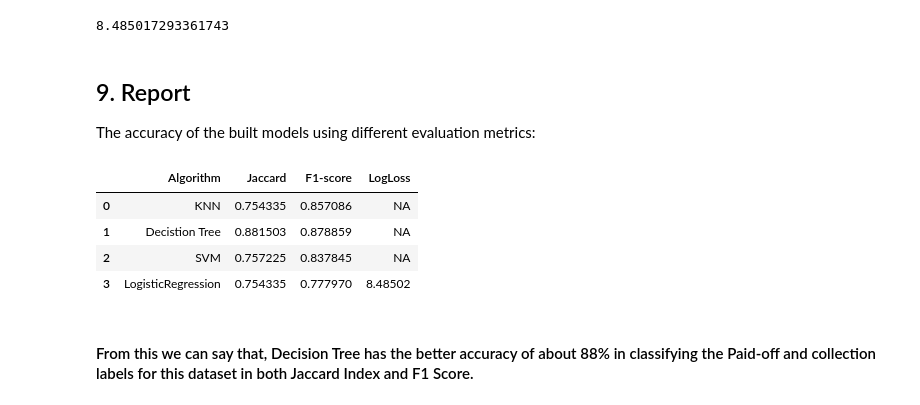
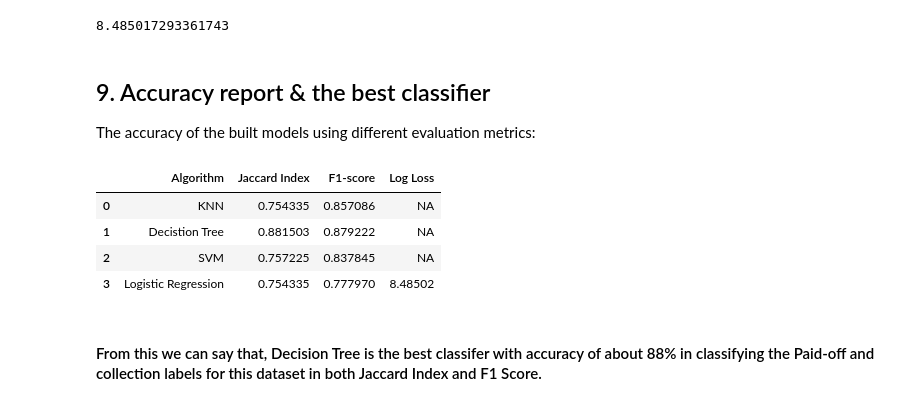
Before and after one commit to vamsi-bel/Coursera-Capstone-project0, a Jupyter notebook: Loan Paid Off Prediction.ipynb, the cells around one changed output. Cells and saved outputs as stored; diff of their text form; code cells hidden in the pictures.

```diff
--- a/Loan Paid Off Prediction.ipynb
+++ b/Loan Paid Off Prediction.ipynb
@@ -656,22 +656,22 @@ logloss_logistic_regression
 8.485017293361743
 # %% [markdown]
 <a id=section9></a>
-## 9. Report
+## 9. Accuracy report & the best classifier
 The accuracy of the built models using different evaluation metrics:
 # %%
 Jaccard = [jaccard_knn, jaccard_decision_tree, jaccard_svm, jaccard_logistic_regression]
 F1_score = [f1score_knn, f1score_decision_tree, f1score_svm, f1score_logistic_regression]
 LogLoss = ['NA','NA','NA',logloss_logistic_regression]
 
-result_dict = {'Algorithm': ['KNN', 'Decistion Tree', 'SVM', 'LogisticRegression'], 'Jaccard': Jaccard, 'F1-score': F1_score, 'LogLoss': LogLoss}
+result_dict = {'Algorithm': ['KNN', 'Decistion Tree', 'SVM', 'Logistic Regression'], 'Jaccard Index': Jaccard, 'F1-score': F1_score, 'Log Loss': LogLoss}
 
-Report_table = pd.DataFrame(data=result_dict, columns=['Algorithm', 'Jaccard', 'F1-score', 'LogLoss'], index=None)
+Report_table = pd.DataFrame(data=result_dict, columns=['Algorithm', 'Jaccard Index', 'F1-score', 'Log Loss'], index=None)
 Report_table
 # %% [output]
-|  | Algorithm | Jaccard | F1-score | LogLoss |
+|  | Algorithm | Jaccard Index | F1-score | Log Loss |
 | 0 | KNN | 0.754335 | 0.857086 | NA |
-| 1 | Decistion Tree | 0.881503 | 0.878859 | NA |
+| 1 | Decistion Tree | 0.881503 | 0.879222 | NA |
 | 2 | SVM | 0.757225 | 0.837845 | NA |
-| 3 | LogisticRegression | 0.754335 | 0.777970 | 8.48502 |
+| 3 | Logistic Regression | 0.754335 | 0.777970 | 8.48502 |
 # %% [markdown]
-#### From this we can say that, Decision Tree has the better accuracy of about 88% in classifying the Paid-off and collection labels for this dataset in both Jaccard Index and F1 Score.
+#### From this we can say that, Decision Tree is the best classifer with accuracy of about 88% in classifying the Paid-off and collection labels for this dataset in both Jaccard Index and F1 Score.
```
Also changed, not shown: parts of 8 cells of this notebook.
